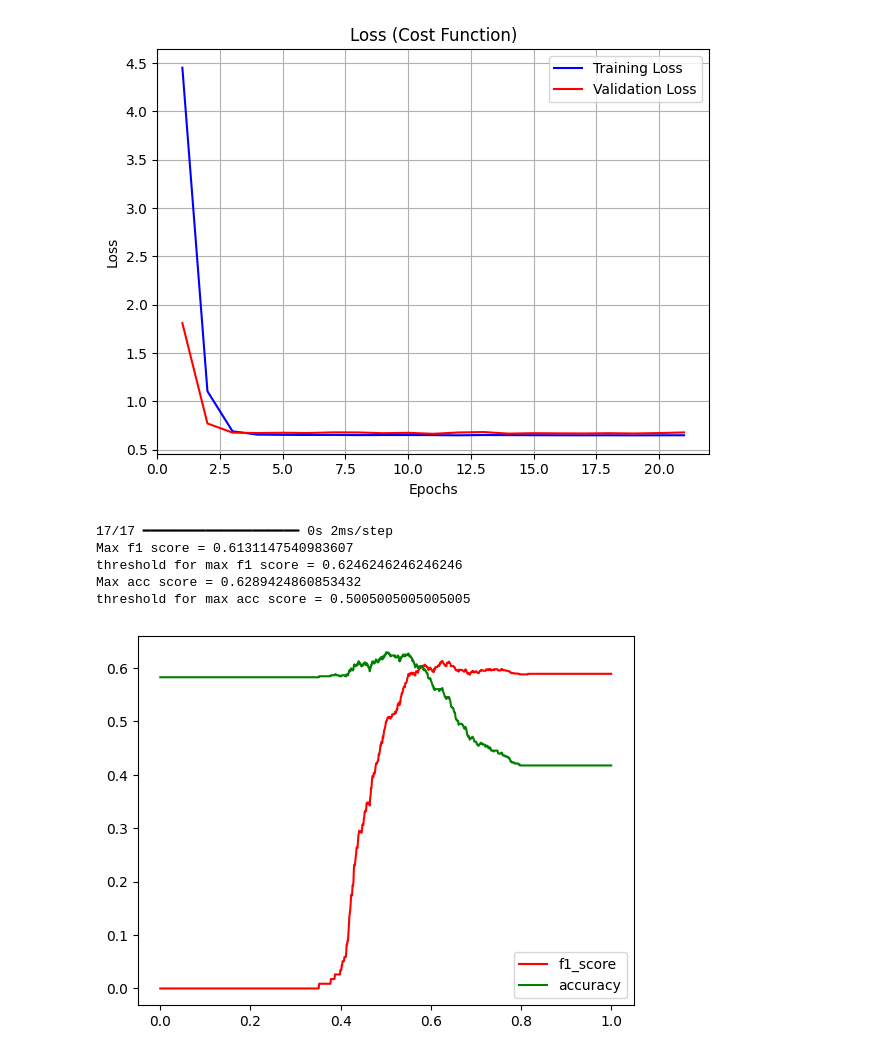
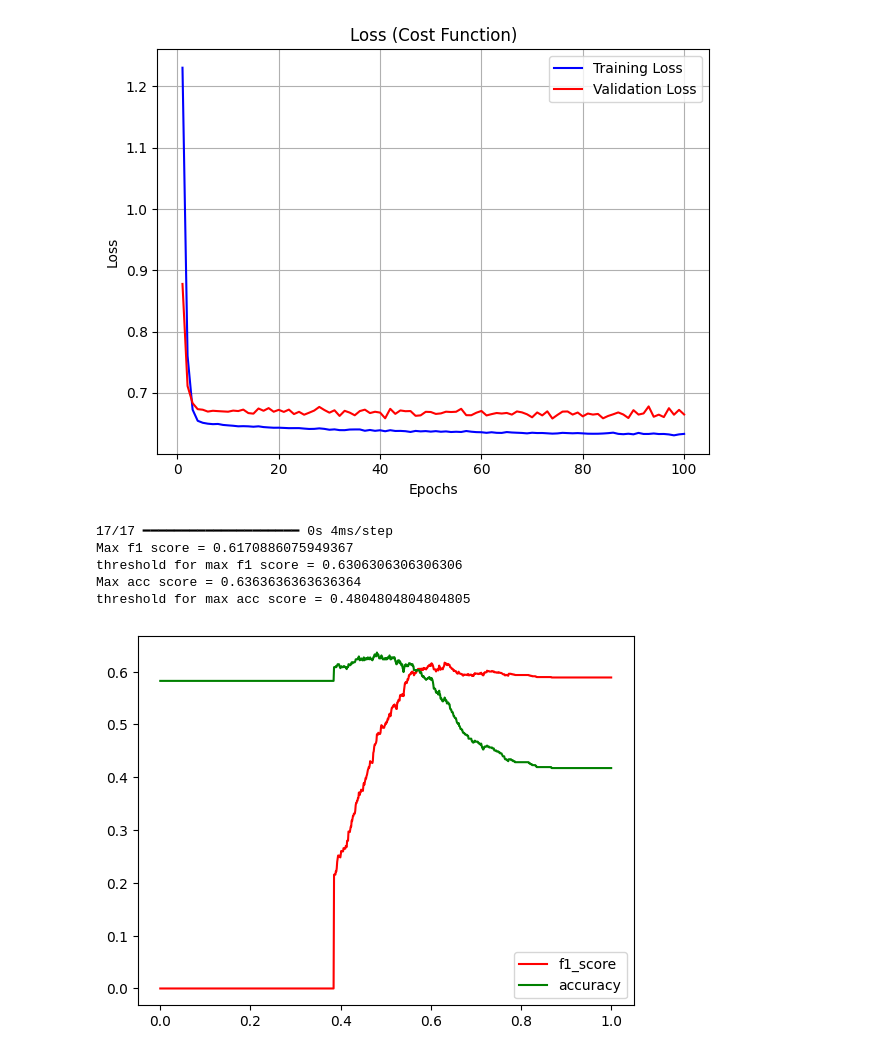
Before and after one commit to Luka582/ufc-prediction, a Jupyter notebook: ufc_pred/train_nn.ipynb, the cells around one changed output. Drawn from its saved outputs; the diff is of its cells as text; code cells hidden in the pictures.

```diff
--- a/ufc_pred/train_nn.ipynb
+++ b/ufc_pred/train_nn.ipynb
@@ -33,7 +32,5 @@ X_test, y_test = test[test["winner"] != 0.5][x_cols].values, test[test["winner"]
 X_cv, y_cv = cv[cv["winner"] != 0.5][x_cols].values, cv[cv["winner"] != 0.5]["winner"].values
 X_train, y_train = train[x_cols].values, train["winner"].values
 # %%
-scaler = StandardScaler()
-X_train_scaled = scaler.fit_transform(X_train)
-X_cv_scaled = scaler.transform(X_cv)
-X_test_scaled = scaler.transform(X_test)
+scaler = Normalization(axis= -1)
+scaler.adapt(X_train)
@@ -41,7 +40,8 @@ X_test_scaled = scaler.transform(X_test)
 model = Sequential(
     [
         Input(shape=(X_train.shape[1],)),
-        Dense(units = 16, activation="relu", kernel_regularizer=L2(l2= 0.3)),
+        scaler,
+        Dense(units = 2, activation="relu", kernel_regularizer=L2(l2= 0.3)),
         Dense(units = 1, activation="sigmoid")
     ]
 )
@@ -53,13 +51,13 @@ model.compile(
     optimizer= Adam()
 )
 history= model.fit(
-    X_train_scaled, y_train,
-    validation_data= (X_cv_scaled, y_cv),
+    X_train, y_train,
+    validation_data= (X_cv, y_cv),
     epochs = 100,
     verbose= 1,
     callbacks= [
         tf.keras.callbacks.EarlyStopping(
-    monitor='val_loss', min_delta=0, patience=10, verbose=0, mode='auto',
+    monitor='val_loss', min_delta=0, patience=50, verbose=0, mode='auto',
     baseline=None, restore_best_weights=True
 )
     ]
@@ -103,44 +101,44 @@ plt.tight_layout()
 plt.grid(True)
 plt.show()
 # %% [output]
-[figure, old version]
+[figure, new version]
 # %%
-result = model.predict(X_cv_scaled)
+result = model.predict(X_cv)
 result=result.flatten()
 thresholds = np.linspace(0,1, num=1000)
 f1_values = []
 acc_values = []
 max_f1 = 0
 best_thresh_f1 = 0
 max_acc = 0
 best_thresh_acc = 0
 
 for thresh in thresholds:
     ypred = np.where(result > thresh, 1, 0)
     f1 = f1_score(y_cv, ypred,pos_label= 0)
     acc = accuracy_score(y_cv,ypred)
     if f1 > max_f1:
         max_f1 = f1
         best_thresh_f1 = thresh
     if acc > max_acc:
         max_acc = acc
         best_thresh_acc = thresh
     f1_values.append(f1)
     acc_values.append(acc)
 
 plt.plot(thresholds, np.array(f1_values),color= "r", label= "f1_score")
 plt.plot(thresholds, np.array(acc_values),color= "g", label= "accuracy")
 plt.legend()
 
 print(f"Max f1 score = {max_f1}")
 print(f"threshold for max f1 score = {best_thresh_f1}")
 print(f"Max acc score = {max_acc}")
 print(f"threshold for max acc score = {best_thresh_acc}")
 # %% [output]
-17/17 ━━━━━━━━━━━━━━━━━━━━ 0s 2ms/step
-Max f1 score = 0.6131147540983607
-threshold for max f1 score = 0.6246246246246246
-Max acc score = 0.6289424860853432
-threshold for max acc score = 0.5005005005005005
+17/17 ━━━━━━━━━━━━━━━━━━━━ 0s 4ms/step
+Max f1 score = 0.6170886075949367
+threshold for max f1 score = 0.6306306306306306
+Max acc score = 0.6363636363636364
+threshold for max acc score = 0.4804804804804805
-[figure, old version]
+[figure, new version]
 # %%
```
Also changed, not shown: parts of 7 cells of this notebook, 12 other files.
